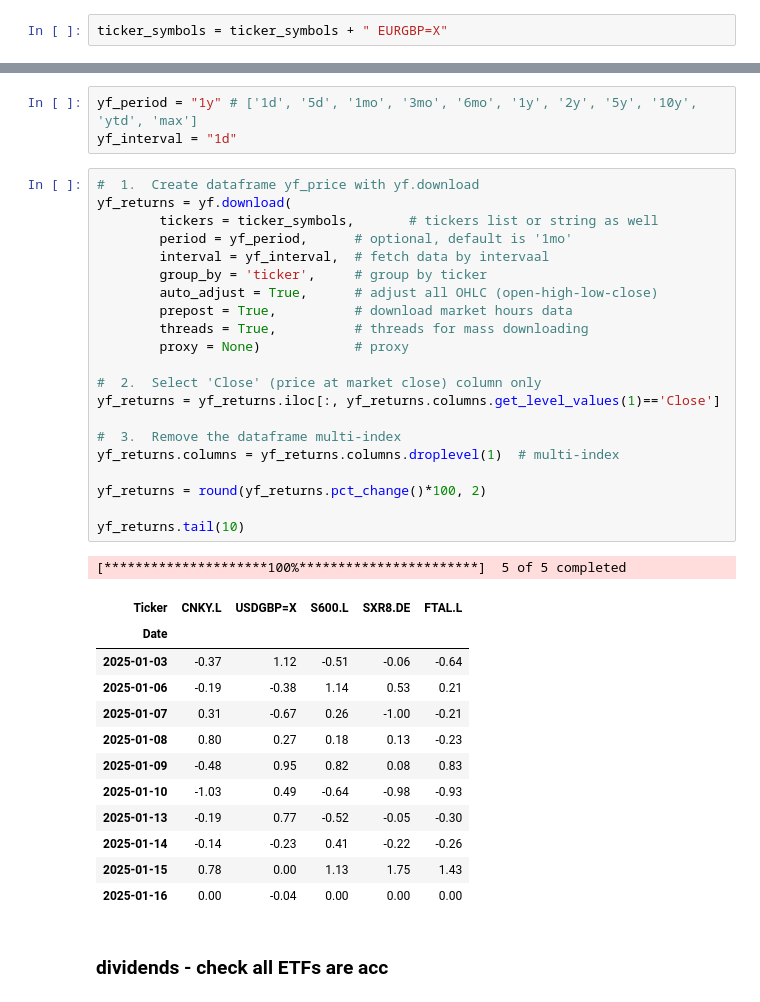
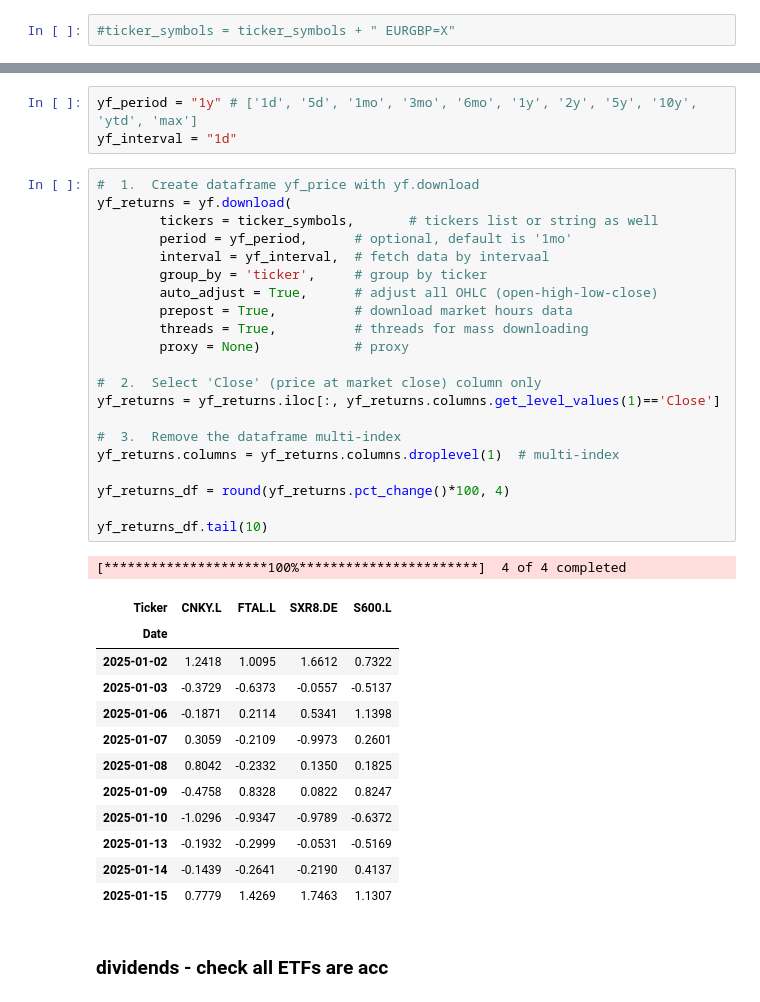
Before and after one commit to MarkEHolland/financial-newsfeed, a Jupyter notebook: notebooks/etf.ipynb, the cells around one changed output, grey strips where cells are left out. Saved outputs shown, nothing was run; the diff lists cells and outputs as text.

```diff
--- a/notebooks/etf.ipynb
+++ b/notebooks/etf.ipynb
@@ -13,5 +13,5 @@ ticker_list = list(ticker_info_df.symbol)
 # %%
 ticker_symbols  = " ".join(ticker_list)
 # %%
-ticker_symbols = ticker_symbols + " EURGBP=X"
+#ticker_symbols = ticker_symbols + " EURGBP=X"
 # %%
@@ -56,38 +55,38 @@ yf_interval = "1d"
 # %%
 #  1.  Create dataframe yf_price with yf.download
 yf_returns = yf.download(
         tickers = ticker_symbols,       # tickers list or string as well
         period = yf_period,      # optional, default is '1mo'
         interval = yf_interval,  # fetch data by intervaal
         group_by = 'ticker',     # group by ticker
         auto_adjust = True,      # adjust all OHLC (open-high-low-close)
         prepost = True,          # download market hours data
         threads = True,          # threads for mass downloading
         proxy = None)            # proxy
 
 #  2.  Select 'Close' (price at market close) column only
 yf_returns = yf_returns.iloc[:, yf_returns.columns.get_level_values(1)=='Close']
 
 #  3.  Remove the dataframe multi-index
 yf_returns.columns = yf_returns.columns.droplevel(1)  # multi-index
 
-yf_returns = round(yf_returns.pct_change()*100, 2)
+yf_returns_df = round(yf_returns.pct_change()*100, 4)
 
-yf_returns.tail(10)
+yf_returns_df.tail(10)
 # %% [output]
-[*********************100%***********************]  5 of 5 completed
+[*********************100%***********************]  4 of 4 completed
-| Ticker | CNKY.L | USDGBP=X | S600.L | SXR8.DE | FTAL.L |
-| Date |  |  |  |  |  |
-| 2025-01-03 | -0.37 | 1.12 | -0.51 | -0.06 | -0.64 |
-| 2025-01-06 | -0.19 | -0.38 | 1.14 | 0.53 | 0.21 |
-| 2025-01-07 | 0.31 | -0.67 | 0.26 | -1.00 | -0.21 |
-| 2025-01-08 | 0.80 | 0.27 | 0.18 | 0.13 | -0.23 |
-| 2025-01-09 | -0.48 | 0.95 | 0.82 | 0.08 | 0.83 |
-| 2025-01-10 | -1.03 | 0.49 | -0.64 | -0.98 | -0.93 |
-| 2025-01-13 | -0.19 | 0.77 | -0.52 | -0.05 | -0.30 |
-| 2025-01-14 | -0.14 | -0.23 | 0.41 | -0.22 | -0.26 |
-| 2025-01-15 | 0.78 | 0.00 | 1.13 | 1.75 | 1.43 |
-| 2025-01-16 | 0.00 | -0.04 | 0.00 | 0.00 | 0.00 |
+| Ticker | CNKY.L | FTAL.L | SXR8.DE | S600.L |
+| Date |  |  |  |  |
+| 2025-01-02 | 1.2418 | 1.0095 | 1.6612 | 0.7322 |
+| 2025-01-03 | -0.3729 | -0.6373 | -0.0557 | -0.5137 |
+| 2025-01-06 | -0.1871 | 0.2114 | 0.5341 | 1.1398 |
+| 2025-01-07 | 0.3059 | -0.2109 | -0.9973 | 0.2601 |
+| 2025-01-08 | 0.8042 | -0.2332 | 0.1350 | 0.1825 |
+| 2025-01-09 | -0.4758 | 0.8328 | 0.0822 | 0.8247 |
+| 2025-01-10 | -1.0296 | -0.9347 | -0.9789 | -0.6372 |
+| 2025-01-13 | -0.1932 | -0.2999 | -0.0531 | -0.5169 |
+| 2025-01-14 | -0.1439 | -0.2641 | -0.2190 | 0.4137 |
+| 2025-01-15 | 0.7779 | 1.4269 | 1.7463 | 1.1307 |
 # %% [markdown]
 ### dividends - check all ETFs are acc
 # %%
```
Also changed, not shown: parts of 7 cells of this notebook.
